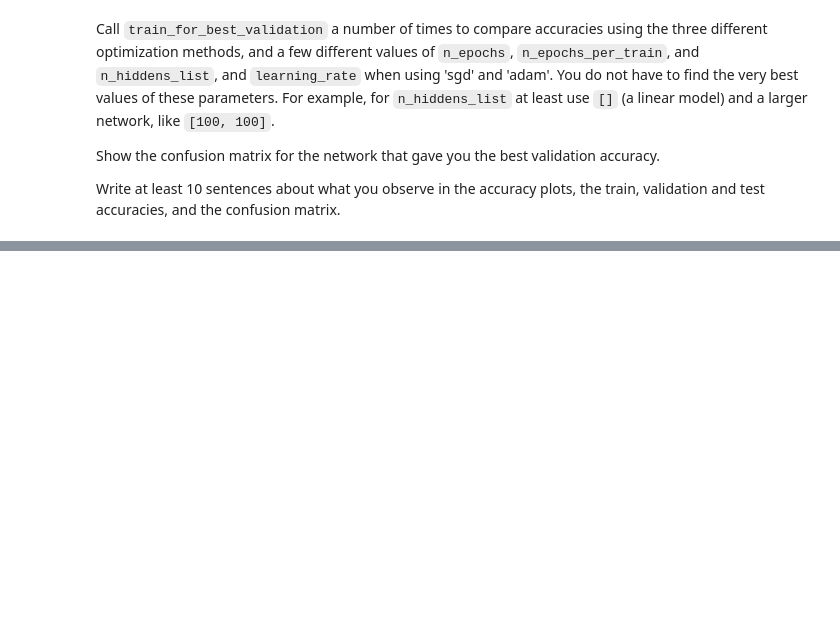
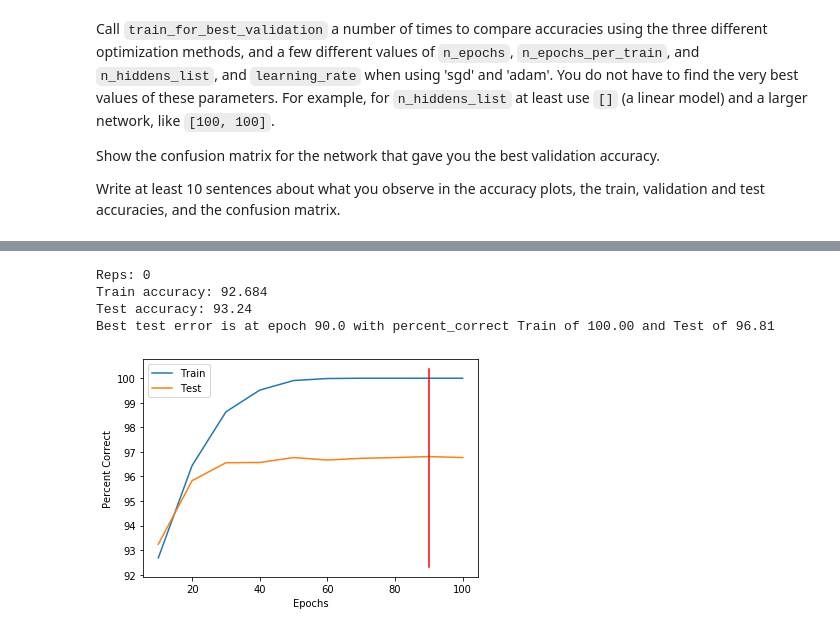
Before and after one commit to MillerRidgeway/MachineLearningNotebooks, a Jupyter notebook: Ridgeway-A4.ipynb, the cells around one changed output, grey strips where cells are left out. Saved outputs shown, nothing was run; the diff lists cells and outputs as text; code cells hidden in the pictures; blank space fills up the shorter version.

```diff
--- a/Ridgeway-A4.ipynb
+++ b/Ridgeway-A4.ipynb
@@ -507,0 +562,10 @@ Download [A4grader.tar](https://www.cs.colostate.edu/~anderson/cs545/notebooks/A
+# %%
+#SCG - large network, smaller n_epochs
+nnet, epoch, train_accuracy, val_accuracy = train_for_best_validation(Xtrain, Ttrain,  Xval, Tval,
+                                                                      100, 10, [100,100], method='scg')
+# %% [output]
+Reps: 0
+Train accuracy: 92.684
+Test accuracy: 93.24
+Best test error is at epoch 90.0 with percent_correct Train of 100.00 and Test of 96.81
+[figure, added]
```
Also changed, not shown: parts of 26 cells of this notebook.
